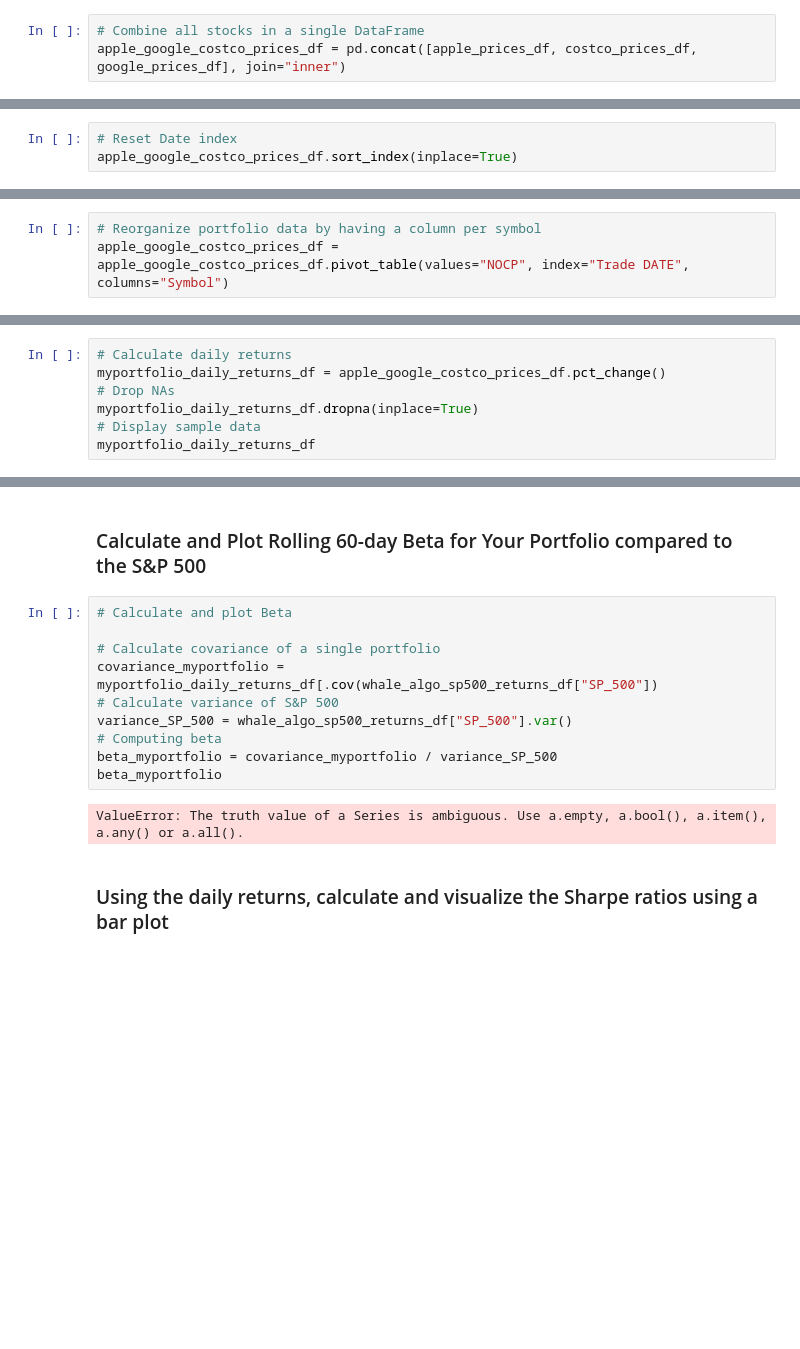
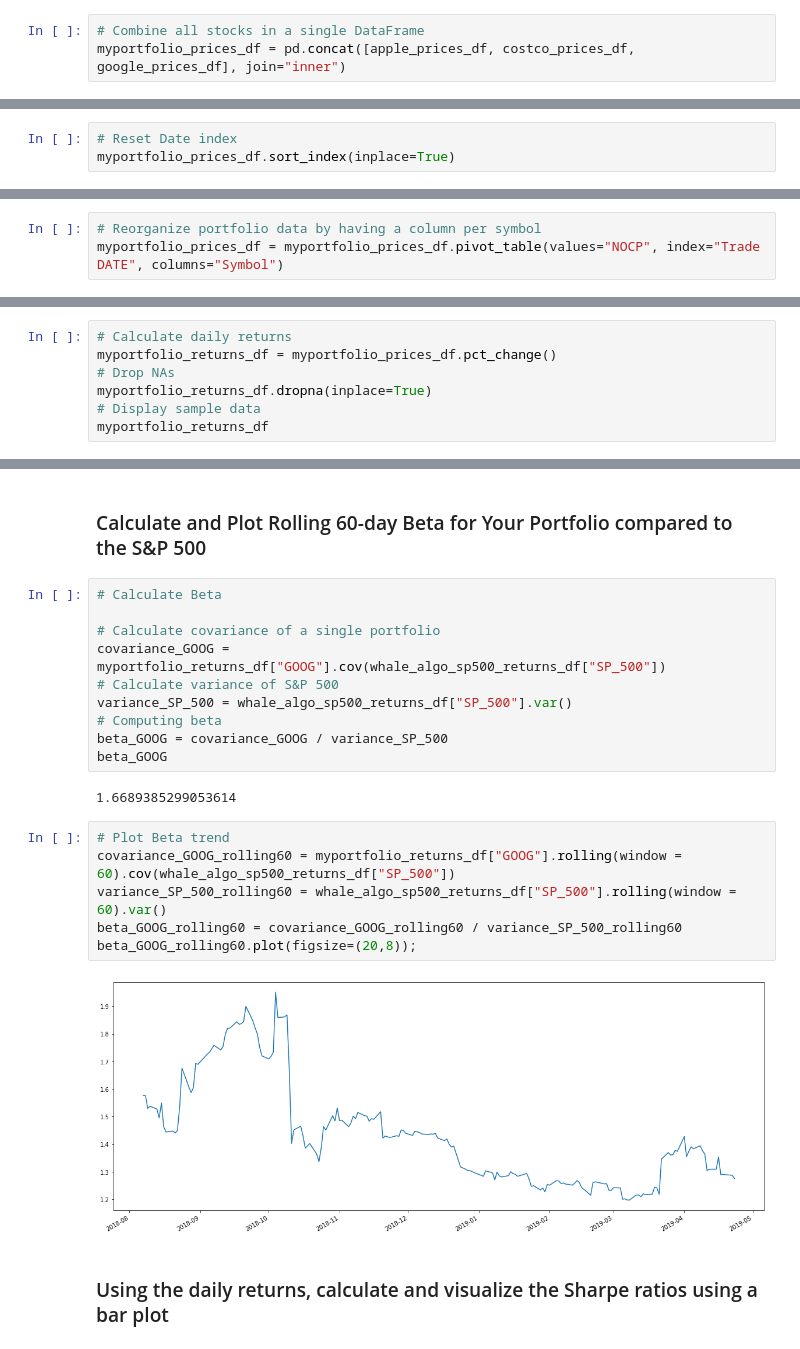
Before and after one commit to lrb924/Portfolio_Performance, a Jupyter notebook: whale_analysis.ipynb, the cells around one changed output, grey strips where cells are left out. Saved outputs shown, nothing was run; the diff lists cells and outputs as text; blank space fills up the shorter version.

```diff
--- a/whale_analysis.ipynb
+++ b/whale_analysis.ipynb
@@ -477,4 +477,4 @@ costco_prices_df = pd.read_csv("Challenge Files/Resources/cost_historical.csv",
 google_prices_df = pd.read_csv("Challenge Files/Resources/goog_historical.csv", parse_dates=True, infer_datetime_format=True, index_col="Trade DATE")
 # %%
 # Combine all stocks in a single DataFrame
-apple_google_costco_prices_df = pd.concat([apple_prices_df, costco_prices_df, google_prices_df], join="inner")
+myportfolio_prices_df = pd.concat([apple_prices_df, costco_prices_df, google_prices_df], join="inner")
@@ -498,3 +498,3 @@ apple_google_costco_prices_df
 # %%
 # Reset Date index
-apple_google_costco_prices_df.sort_index(inplace=True)
+myportfolio_prices_df.sort_index(inplace=True)
@@ -518,3 +518,3 @@ apple_google_costco_prices_df
 # %%
 # Reorganize portfolio data by having a column per symbol
-apple_google_costco_prices_df = apple_google_costco_prices_df.pivot_table(values="NOCP", index="Trade DATE", columns="Symbol")
+myportfolio_prices_df = myportfolio_prices_df.pivot_table(values="NOCP", index="Trade DATE", columns="Symbol")
@@ -538,10 +538,10 @@ apple_google_costco_prices_df
 # %%
 # Calculate daily returns
-myportfolio_daily_returns_df = apple_google_costco_prices_df.pct_change()
+myportfolio_returns_df = myportfolio_prices_df.pct_change()
 # Drop NAs
-myportfolio_daily_returns_df.dropna(inplace=True)
+myportfolio_returns_df.dropna(inplace=True)
 # Display sample data
-myportfolio_daily_returns_df
+myportfolio_returns_df
 # %% [output]
 | Symbol | AAPL | COST | GOOG |
 | Trade DATE |  |  |  |
@@ -646,17 +646,25 @@ sns.heatmap(combined_returns_df.corr(), vmin=-1, vmax=1);
 # %% [markdown]
 ### Calculate and Plot Rolling 60-day Beta for Your Portfolio compared to the S&P 500
 # %%
-# Calculate and plot Beta
+# Calculate Beta
 
 # Calculate covariance of a single portfolio
-covariance_myportfolio = myportfolio_daily_returns_df[.cov(whale_algo_sp500_returns_df["SP_500"])
+covariance_GOOG = myportfolio_returns_df["GOOG"].cov(whale_algo_sp500_returns_df["SP_500"])
 # Calculate variance of S&P 500
 variance_SP_500 = whale_algo_sp500_returns_df["SP_500"].var()
 # Computing beta
-beta_myportfolio = covariance_myportfolio / variance_SP_500
-beta_myportfolio
+beta_GOOG = covariance_GOOG / variance_SP_500
+beta_GOOG
 # %% [output]
-ValueError: The truth value of a Series is ambiguous. Use a.empty, a.bool(), a.item(), a.any() or a.all().
+1.6689385299053614
+# %%
+# Plot Beta trend
+covariance_GOOG_rolling60 = myportfolio_returns_df["GOOG"].rolling(window = 60).cov(whale_algo_sp500_returns_df["SP_500"])
+variance_SP_500_rolling60 = whale_algo_sp500_returns_df["SP_500"].rolling(window = 60).var()
+beta_GOOG_rolling60 = covariance_GOOG_rolling60 / variance_SP_500_rolling60
+beta_GOOG_rolling60.plot(figsize=(20,8));
+# %% [output]
+[figure, added]
 # %% [markdown]
 ### Using the daily returns, calculate and visualize the Sharpe ratios using a bar plot
 # %%
```
Also changed, not shown: parts of 28 cells of this notebook.
